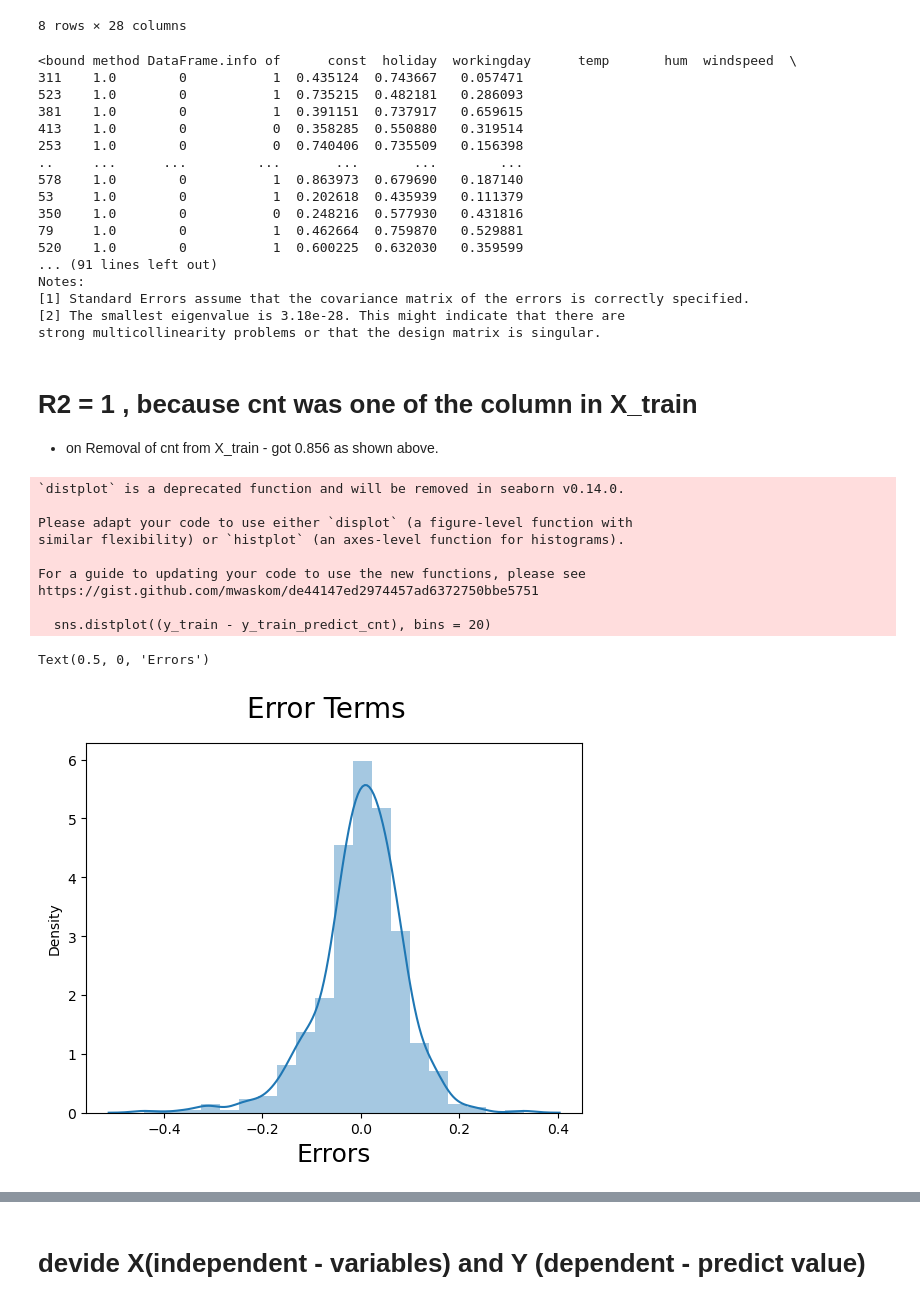
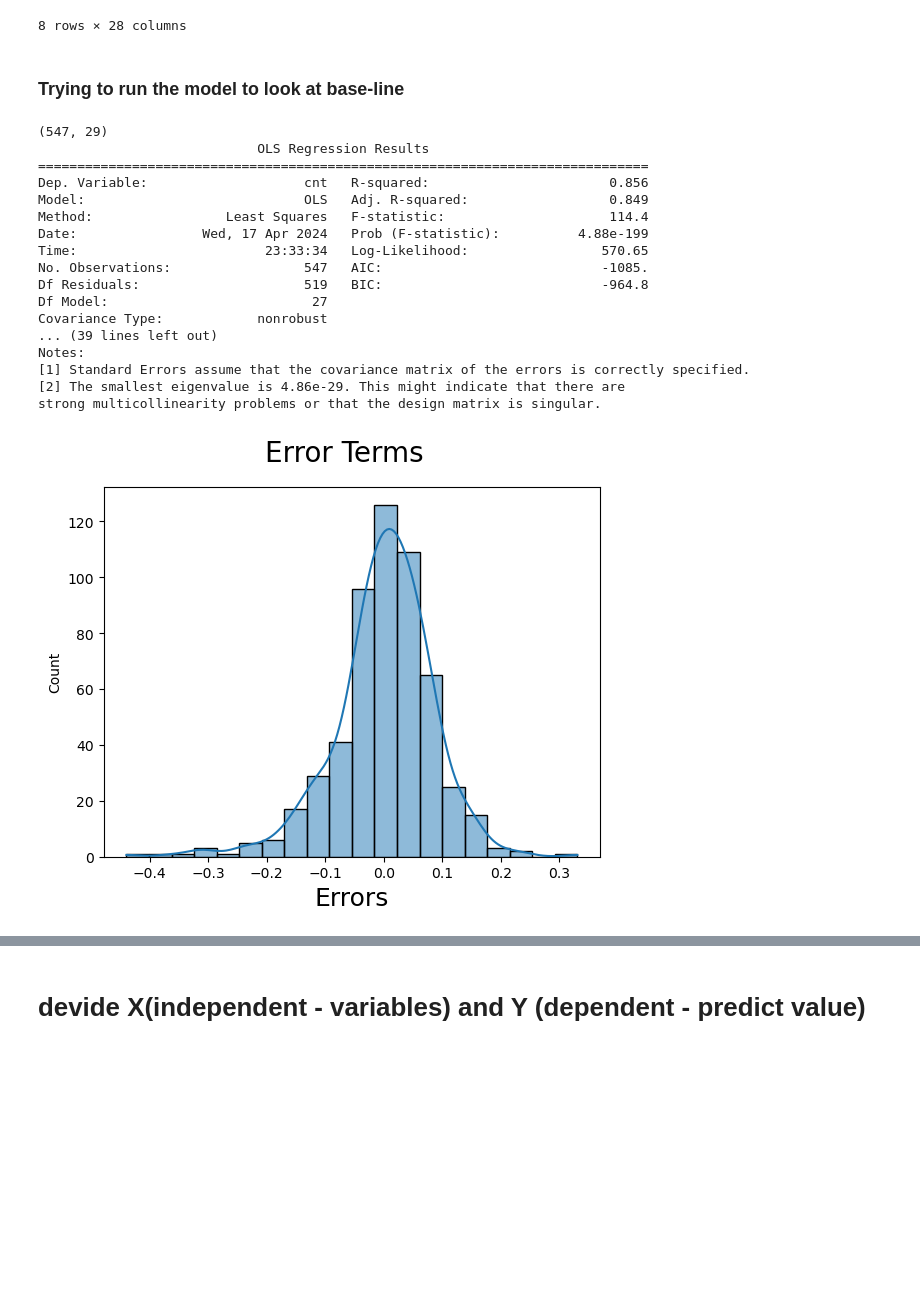
Before and after one commit to iilnreddy/Linear-Regression, a Jupyter notebook: BikePython.ipynb, the cells around one changed output, grey strips where cells are left out. Drawn from its saved outputs; the diff is of its cells as text; code cells hidden in the pictures; blank space fills up the shorter version.

```diff
--- a/BikePython.ipynb
+++ b/BikePython.ipynb
@@ -550,55 +539,44 @@ X_train.describe()
 | 75% | 0.000000 | 1.000000 | 0.735215 | 0.753113 | 0.413761 | 0.000000 | 1.000000 | 0.000000 | ... |
 | max | 1.000000 | 1.000000 | 1.000000 | 1.000000 | 1.000000 | 1.000000 | 1.000000 | 1.000000 | ... |
 8 rows × 28 columns
+# %% [markdown]
+### Trying to run the model to look at base-line
 # %%
-#Trying to run the model to look at base-line
 from sklearn.linear_model import LinearRegression
 import statsmodels.api as sm
+# Adding the constant for stats module (y-intercept)
 X_train = sm.add_constant(data=X_train)
-print(X_train.info)
+print(X_train.shape)
 #X_train= X_train['holiday','workingday','temp','hum','windspeed']
 #print(X_train.columns)
 lm = sm.OLS(y_train,X_train).fit()   # Running the linear model
 print(lm.summary())
 # %% [output]
-<bound method DataFrame.info of      const  holiday  workingday      temp       hum  windspeed  \
-311    1.0        0           1  0.435124  0.743667   0.057471
-523    1.0        0           1  0.735215  0.482181   0.286093
-381    1.0        0           1  0.391151  0.737917   0.659615
-413    1.0        0           0  0.358285  0.550880   0.319514
-253    1.0        0           0  0.740406  0.735509   0.156398
-..     ...      ...         ...       ...       ...        ...
-578    1.0        0           1  0.863973  0.679690   0.187140
-53     1.0        0           1  0.202618  0.435939   0.111379
-350    1.0        0           0  0.248216  0.577930   0.431816
-79     1.0        0           1  0.462664  0.759870   0.529881
-520    1.0        0           1  0.600225  0.632030   0.359599
-... (91 lines left out)
+(547, 29)
+                            OLS Regression Results
+==============================================================================
+Dep. Variable:                    cnt   R-squared:                       0.856
+Model:                            OLS   Adj. R-squared:                  0.849
+Method:                 Least Squares   F-statistic:                     114.4
+Date:                Wed, 17 Apr 2024   Prob (F-statistic):          4.88e-199
+Time:                        23:33:34   Log-Likelihood:                 570.65
+No. Observations:                 547   AIC:                            -1085.
+Df Residuals:                     519   BIC:                            -964.8
+Df Model:                          27
+Covariance Type:            nonrobust
+... (39 lines left out)
 Notes:
 [1] Standard Errors assume that the covariance matrix of the errors is correctly specified.
-[2] The smallest eigenvalue is 3.18e-28. This might indicate that there are
+[2] The smallest eigenvalue is 4.86e-29. This might indicate that there are
 strong multicollinearity problems or that the design matrix is singular.
-# %% [markdown]
-# R2 = 1 , because cnt was one of the column in X_train
-- on Removal of cnt from X_train - got 0.856 as shown above.
 # %%
 X_train = sm.add_constant(X_train)
 y_train_predict_cnt = lm.predict(X_train)
 
-# Plot the histogram of the error terms
 fig = plt.figure()
-sns.distplot((y_train - y_train_predict_cnt), bins = 20)
-fig.suptitle('Error Terms', fontsize = 20)
-plt.xlabel('Errors', fontsize = 18)
+sns.histplot((y_train - y_train_predict_cnt), bins=20, kde=True)
+fig.suptitle('Error Terms', fontsize=20)
+plt.xlabel('Errors', fontsize=18)
+plt.show()
 # %% [output]
-`distplot` is a deprecated function and will be removed in seaborn v0.14.0.
-
-Please adapt your code to use either `displot` (a figure-level function with
-similar flexibility) or `histplot` (an axes-level function for histograms).
-
-For a guide to updating your code to use the new functions, please see
-https://gist.github.com/mwaskom/de44147ed2974457ad6372750bbe5751
-
-  sns.distplot((y_train - y_train_predict_cnt), bins = 20)
-Text(0.5, 0, 'Errors')
-[figure, old version]
+[figure, new version]
```
Also changed, not shown: parts of 38 cells of this notebook.
